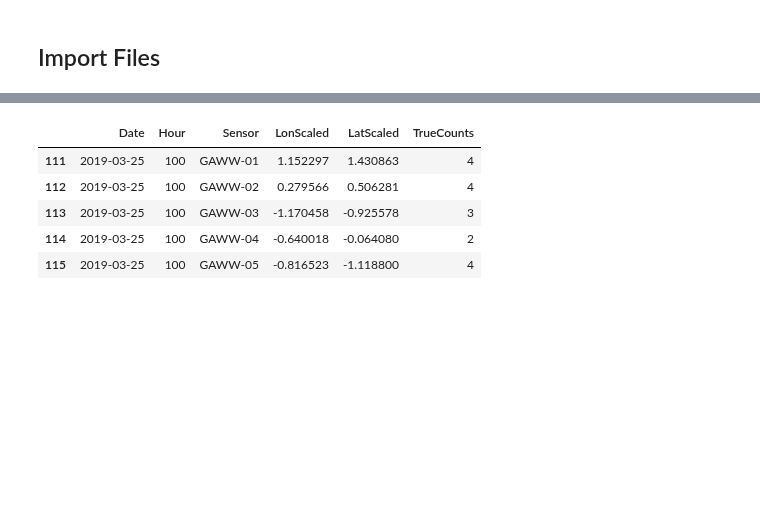
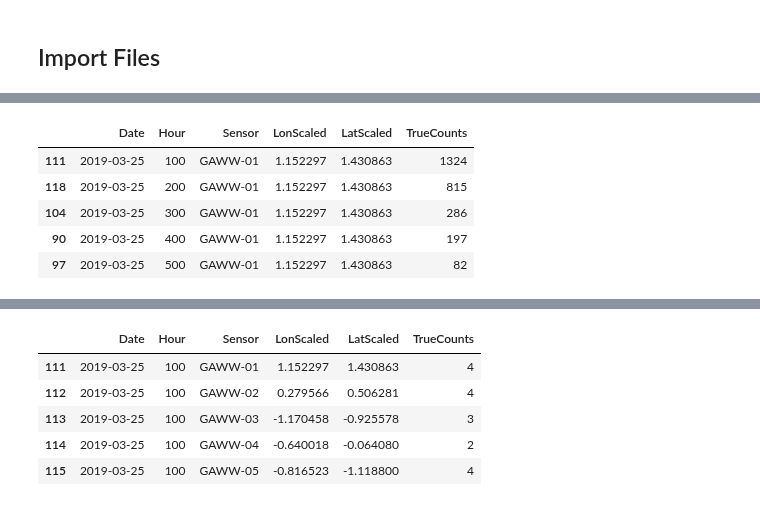
Before and after one commit to LeDon96/CrowdednessPrediction, a Jupyter notebook: Jupyter Notebooks/Model Results.ipynb, the cells around one changed output, grey strips where cells are left out. Cells and saved outputs as stored; diff of their text form; code cells hidden in the pictures; blank space fills up the shorter version.

```diff
--- a/Jupyter Notebooks/Model Results.ipynb
+++ b/Jupyter Notebooks/Model Results.ipynb
@@ -39,4 +52,6 @@ full_df["Date"] = full_df["Date"].astype(str)
 full_df.rename(index=str, columns={"CrowdednessCount": "TrueCounts"}, inplace=True)
 full_df.sort_values(by=["Hour", "Sensor"], inplace=True)
 full_df = full_df[["Date", "Hour", "Sensor", "LonScaled", "LatScaled", "TrueCounts"]]
+# %%
+int_df = full_df[full_df["Sensor"] == "GAWW-01"]
 # %%
@@ -59,0 +75,9 @@ pred_xgbr.head()
+# %%
+int_df.head()
+# %% [output]
+|  | Date | Hour | Sensor | LonScaled | LatScaled | TrueCounts |
+| 111 | 2019-03-25 | 100 | GAWW-01 | 1.152297 | 1.430863 | 1324 |
+| 118 | 2019-03-25 | 200 | GAWW-01 | 1.152297 | 1.430863 | 815 |
+| 104 | 2019-03-25 | 300 | GAWW-01 | 1.152297 | 1.430863 | 286 |
+| 90 | 2019-03-25 | 400 | GAWW-01 | 1.152297 | 1.430863 | 197 |
+| 97 | 2019-03-25 | 500 | GAWW-01 | 1.152297 | 1.430863 | 82 |
```
Also changed, not shown: parts of 19 cells of this notebook, 4 other files.
